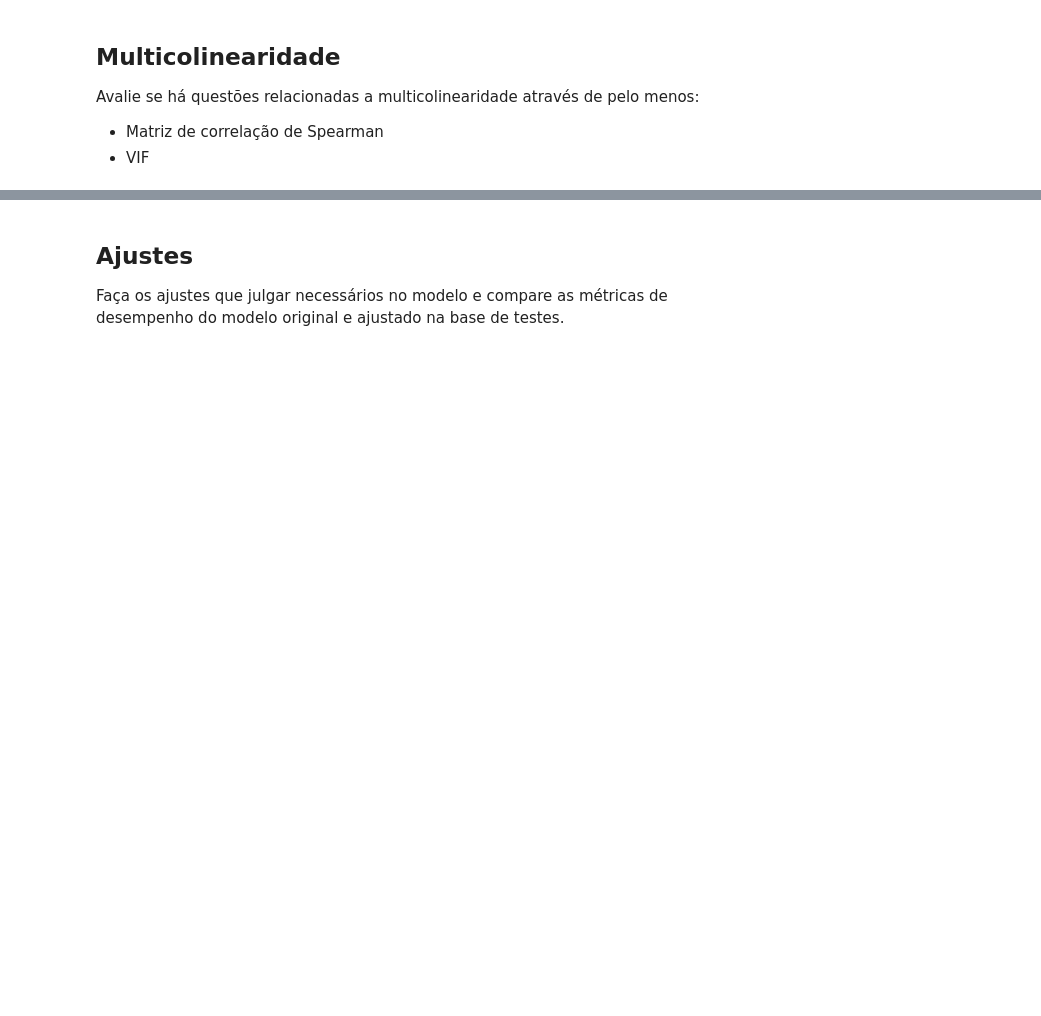
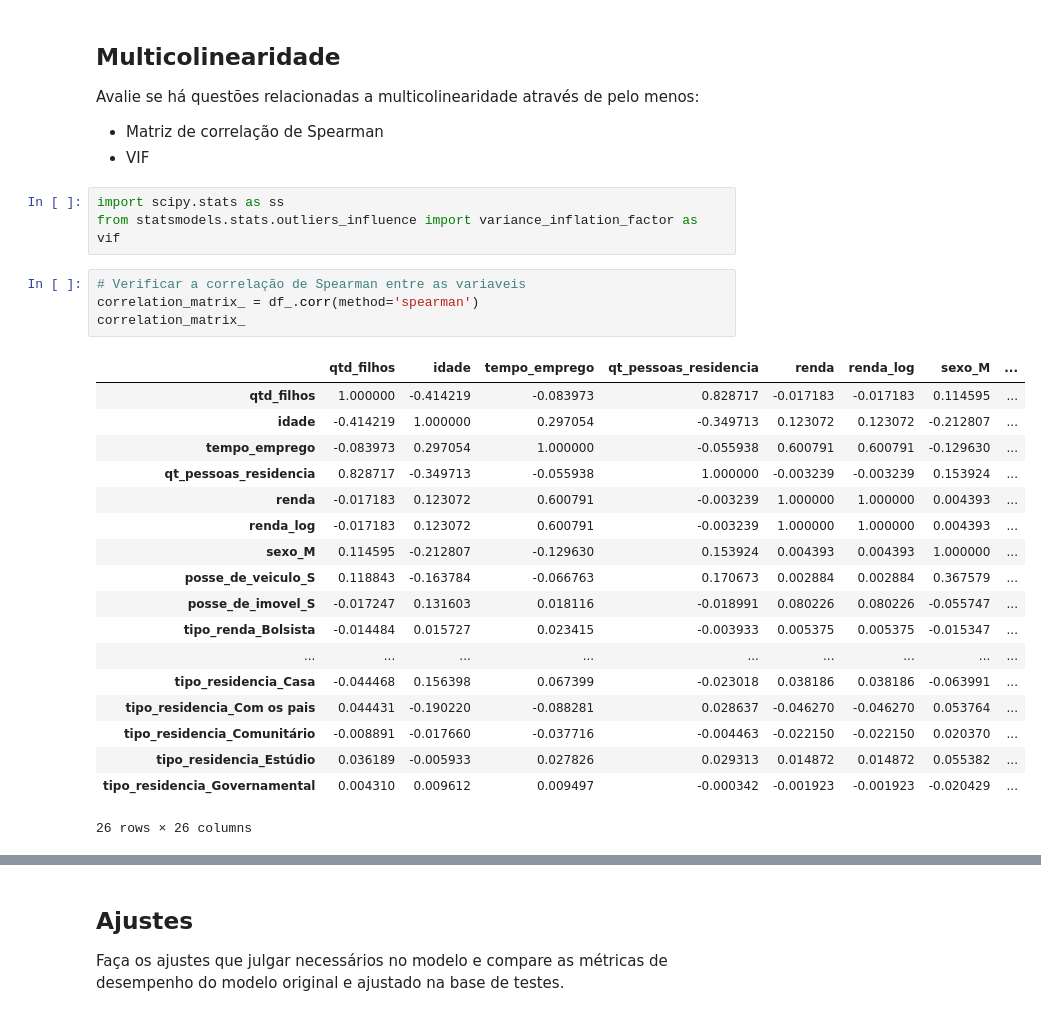
Before and after one commit to Jefersonfranca/EBAC_Curso_Cientista_de_Dados, a Jupyter notebook: Modulo 35 Regressão IV/Exercicio/ProfCientistaDados m35_supportamaterial_exercise01.ipynb, the cells around one changed output, grey strips where cells are left out. Drawn from its saved outputs; the diff is of its cells as text; blank space fills up the shorter version.

```diff
--- a/Modulo 35 Regressão IV/Exercicio/ProfCientistaDados m35_supportamaterial_exercise01.ipynb
+++ b/Modulo 35 Regressão IV/Exercicio/ProfCientistaDados m35_supportamaterial_exercise01.ipynb
@@ -607,3 +574,29 @@ Avalie se há questões relacionadas a multicolinearidade através de pelo menos
 
 - Matriz de correlação de Spearman
 - VIF
+# %%
+import scipy.stats as ss
+from statsmodels.stats.outliers_influence import variance_inflation_factor as vif
+# %%
+# Verificar a correlação de Spearman entre as variaveis
+correlation_matrix_ = df_.corr(method='spearman')
+correlation_matrix_
+# %% [output]
+|  | qtd_filhos | idade | tempo_emprego | qt_pessoas_residencia | renda | renda_log | sexo_M | ... |
+| qtd_filhos | 1.000000 | -0.414219 | -0.083973 | 0.828717 | -0.017183 | -0.017183 | 0.114595 | ... |
+| idade | -0.414219 | 1.000000 | 0.297054 | -0.349713 | 0.123072 | 0.123072 | -0.212807 | ... |
+| tempo_emprego | -0.083973 | 0.297054 | 1.000000 | -0.055938 | 0.600791 | 0.600791 | -0.129630 | ... |
+| qt_pessoas_residencia | 0.828717 | -0.349713 | -0.055938 | 1.000000 | -0.003239 | -0.003239 | 0.153924 | ... |
+| renda | -0.017183 | 0.123072 | 0.600791 | -0.003239 | 1.000000 | 1.000000 | 0.004393 | ... |
+| renda_log | -0.017183 | 0.123072 | 0.600791 | -0.003239 | 1.000000 | 1.000000 | 0.004393 | ... |
+| sexo_M | 0.114595 | -0.212807 | -0.129630 | 0.153924 | 0.004393 | 0.004393 | 1.000000 | ... |
+| posse_de_veiculo_S | 0.118843 | -0.163784 | -0.066763 | 0.170673 | 0.002884 | 0.002884 | 0.367579 | ... |
+| posse_de_imovel_S | -0.017247 | 0.131603 | 0.018116 | -0.018991 | 0.080226 | 0.080226 | -0.055747 | ... |
+| tipo_renda_Bolsista | -0.014484 | 0.015727 | 0.023415 | -0.003933 | 0.005375 | 0.005375 | -0.015347 | ... |
+| ... | ... | ... | ... | ... | ... | ... | ... | ... |
+| tipo_residencia_Casa | -0.044468 | 0.156398 | 0.067399 | -0.023018 | 0.038186 | 0.038186 | -0.063991 | ... |
+| tipo_residencia_Com os pais | 0.044431 | -0.190220 | -0.088281 | 0.028637 | -0.046270 | -0.046270 | 0.053764 | ... |
+| tipo_residencia_Comunitário | -0.008891 | -0.017660 | -0.037716 | -0.004463 | -0.022150 | -0.022150 | 0.020370 | ... |
+| tipo_residencia_Estúdio | 0.036189 | -0.005933 | 0.027826 | 0.029313 | 0.014872 | 0.014872 | 0.055382 | ... |
+| tipo_residencia_Governamental | 0.004310 | 0.009612 | 0.009497 | -0.000342 | -0.001923 | -0.001923 | -0.020429 | ... |
+26 rows × 26 columns
```
Also changed, not shown: parts of 25 cells of this notebook.
